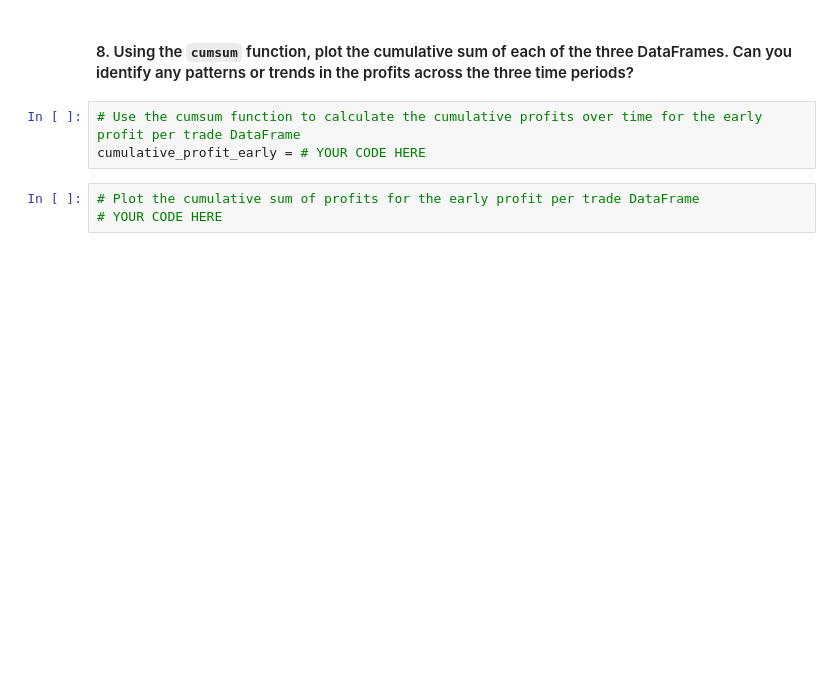
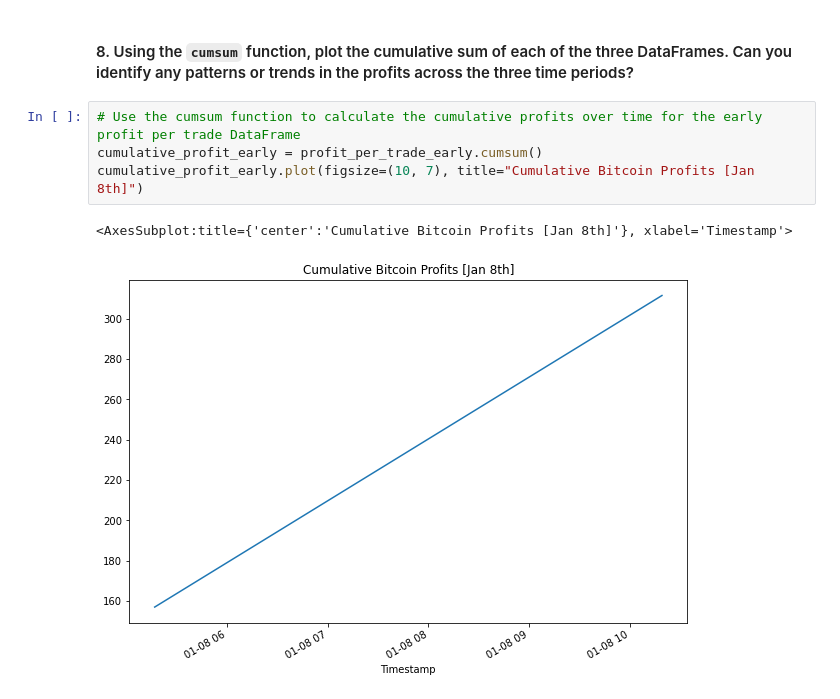
Before and after one commit to MC-Stream/The-Silver-Room, a Jupyter notebook: Module3-C/crypto_arbitrage.ipynb, the cells around one changed output. Saved outputs shown, nothing was run; the diff lists cells and outputs as text; blank space fills up the shorter version.

```diff
--- a/Module3-C/crypto_arbitrage.ipynb
+++ b/Module3-C/crypto_arbitrage.ipynb
@@ -746,7 +817,8 @@ profit_per_trade_early.describe()
 #### 8. Using the `cumsum` function, plot the cumulative sum of each of the three DataFrames. Can you identify any patterns or trends in the profits across the three time periods?
 # %%
 # Use the cumsum function to calculate the cumulative profits over time for the early profit per trade DataFrame
-cumulative_profit_early = # YOUR CODE HERE
+cumulative_profit_early = profit_per_trade_early.cumsum()
+cumulative_profit_early.plot(figsize=(10, 7), title="Cumulative Bitcoin Profits [Jan 8th]")
+# %% [output]
+<AxesSubplot:title={'center':'Cumulative Bitcoin Profits [Jan 8th]'}, xlabel='Timestamp'>
+[figure, added]
-# %%
-# Plot the cumulative sum of profits for the early profit per trade DataFrame
-# YOUR CODE HERE
```
Also changed, not shown: parts of 13 cells of this notebook.
